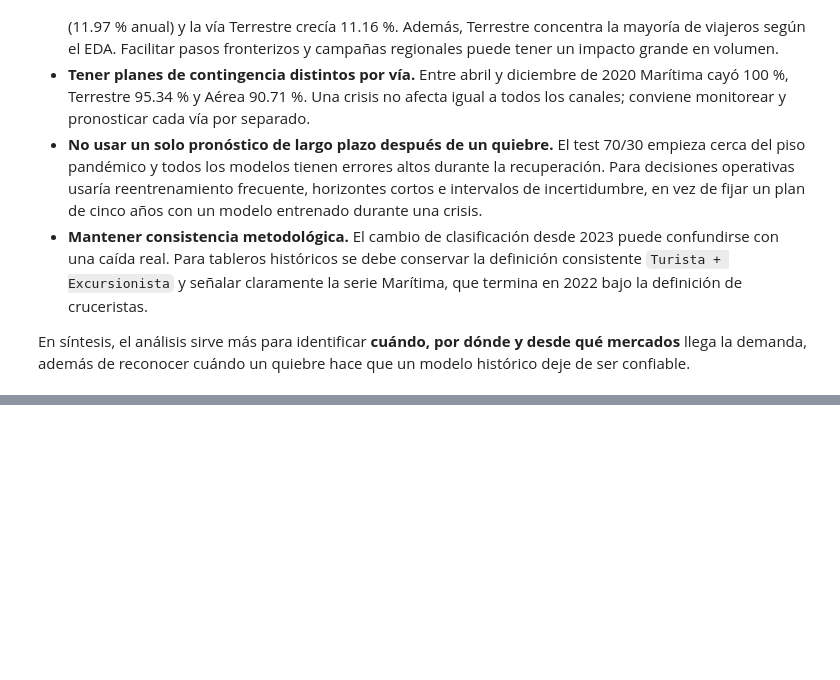
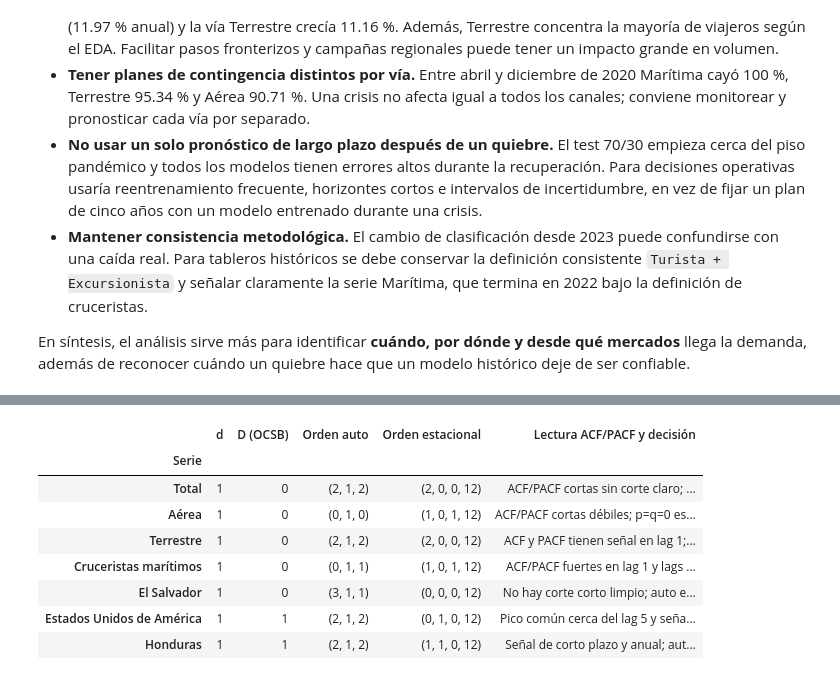
Before and after one commit to nicoCT04/Lab1DataScience, a Jupyter notebook: Lab1_Series_Paises.ipynb, the cells around one changed output, grey strips where cells are left out. Drawn from its saved outputs; the diff is of its cells as text; code cells hidden in the pictures; blank space fills up the shorter version.

```diff
--- a/Lab1_Series_Paises.ipynb
+++ b/Lab1_Series_Paises.ipynb
@@ -573,0 +582,17 @@ En síntesis, el análisis sirve más para identificar **cuándo, por dónde y d
+# %%
+from pmdarima.arima.utils import nsdiffs
+# Siete series y transformaciones usadas en el análisis
+SERIES_AUD={
+ "Total":(serie_total_cmp,np.log),"Aérea":(serie_aerea_cmp,np.log),
+ "Terrestre":(serie_terrestre_cmp,np.log),"Cruceristas marítimos":(serie_maritima_cmp,np.log1p),
+ **{p:(s,np.log1p) for p,s in series_pais.items()}
+}
+filas=[]
+for nom,(s,tf) in SERIES_AUD.items():
+    pre=tf(s.loc[:"2019-12-01"]); d1=pre.diff().dropna()
+    filas.append({"Serie":nom,"ADF nivel p":adfuller(pre,autolag="AIC")[1],
+                  "KPSS nivel p":kpss(pre,regression="c",nlags="auto")[1],
+                  "ADF d=1 p":adfuller(d1,autolag="AIC")[1],
+                  "KPSS d=1 p":kpss(d1,regression="c",nlags="auto")[1]})
+tabla_estacionariedad=pd.DataFrame(filas).set_index("Serie")
+tabla_estacionariedad.round(4)
@@ -573,0 +637,32 @@ En síntesis, el análisis sirve más para identificar **cuándo, por dónde y d
+# %%
+ordenes_todas={
+ "Total":((2,1,2),(2,0,0,12)),"Aérea":((0,1,0),(1,0,1,12)),
+ "Terrestre":((2,1,2),(2,0,0,12)),"Cruceristas marítimos":((0,1,1),(1,0,1,12)),
+ **{p:ordenes_auto[p] for p in series_pais}
+}
+lectura={
+ "Total":"ACF/PACF cortas sin corte claro; se contrastan órdenes bajos. Auto agrega AR/MA y P=2, pero no mejora RMSE.",
+ "Aérea":"ACF/PACF cortas débiles; p=q=0 es parsimonioso. P=Q=1 representa dependencia anual sin D.",
+ "Terrestre":"ACF y PACF tienen señal en lag 1; ARIMA(1,1,1) es candidato natural. Auto más complejo no mejora test.",
+ "Cruceristas marítimos":"ACF/PACF fuertes en lag 1 y lags anuales; MA(1), P=Q=1 tiene sentido, aunque SES gana RMSE.",
+ "El Salvador":"No hay corte corto limpio; auto elige AR(3), MA(1), D=0. Su complejidad no compensa en prueba.",
+ "Estados Unidos de América":"Pico común cerca del lag 5 y señal anual; auto usa p=q=2 y D=1, con menor AIC pero peor RMSE.",
+ "Honduras":"Señal de corto plazo y anual; auto usa p=q=2, P=D=1, pero ARIMA(1,1,1) generaliza mejor."}
+filas=[]
+for nom,(s,tf) in SERIES_AUD.items():
+    tr=tf(s.iloc[:int(len(s)*.70)]); D=nsdiffs(tr,m=12,max_D=1,test="ocsb")
+    o,so=ordenes_todas[nom]
+    filas.append({"Serie":nom,"d":1,"D (OCSB)":D,"Orden auto":str(o),"Orden estacional":str(so),"Lectura ACF/PACF y decisión":lectura[nom]})
+tabla_ordenes=pd.DataFrame(filas).set_index("Serie")
+pd.set_option("display.max_colwidth",120)
+tabla_ordenes
+# %% [output]
+|  | d | D (OCSB) | Orden auto | Orden estacional | Lectura ACF/PACF y decisión |
+| Serie |  |  |  |  |  |
+| Total | 1 | 0 | (2, 1, 2) | (2, 0, 0, 12) | ACF/PACF cortas sin corte claro; ... |
+| Aérea | 1 | 0 | (0, 1, 0) | (1, 0, 1, 12) | ACF/PACF cortas débiles; p=q=0 es... |
+| Terrestre | 1 | 0 | (2, 1, 2) | (2, 0, 0, 12) | ACF y PACF tienen señal en lag 1;... |
+| Cruceristas marítimos | 1 | 0 | (0, 1, 1) | (1, 0, 1, 12) | ACF/PACF fuertes en lag 1 y lags ... |
+| El Salvador | 1 | 0 | (3, 1, 1) | (0, 0, 0, 12) | No hay corte corto limpio; auto e... |
+| Estados Unidos de América | 1 | 1 | (2, 1, 2) | (0, 1, 0, 12) | Pico común cerca del lag 5 y seña... |
+| Honduras | 1 | 1 | (2, 1, 2) | (1, 1, 0, 12) | Señal de corto plazo y anual; aut... |
```
Also changed, not shown: parts of 28 cells of this notebook, 1 other file.
